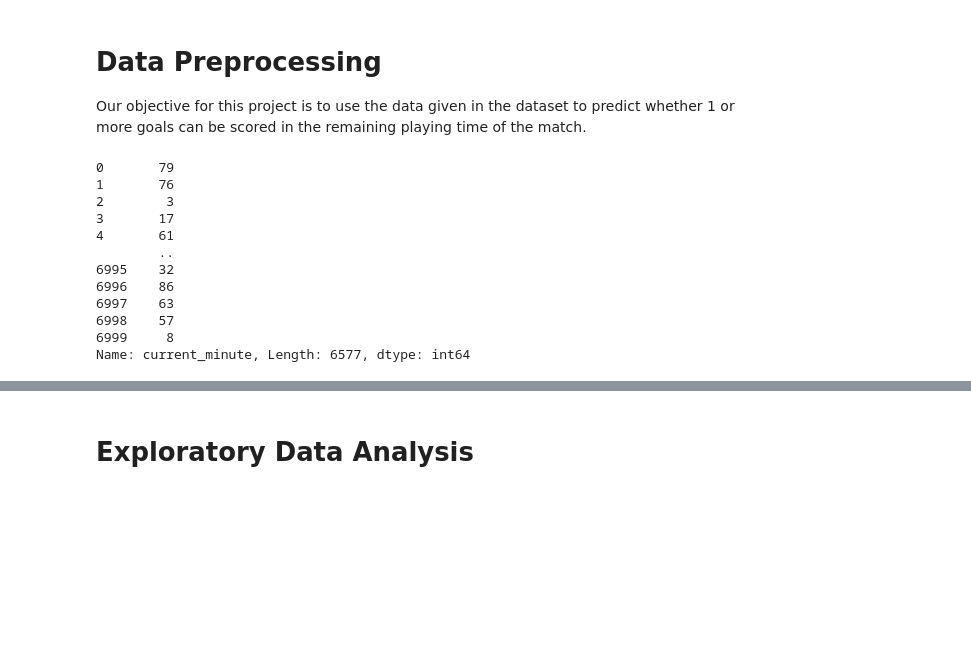
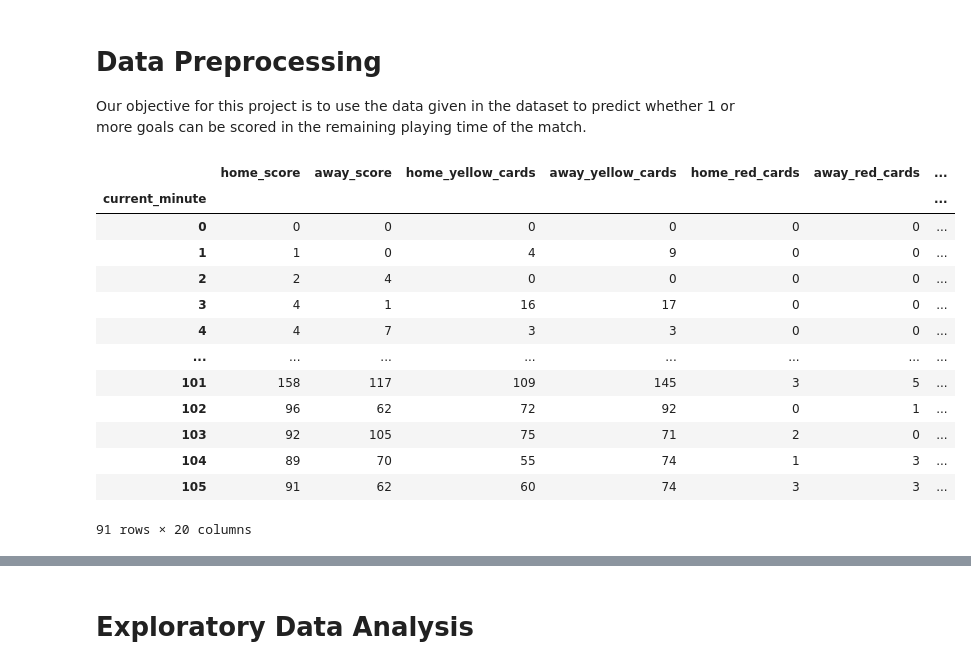
Before and after one commit to tamadNaBrowNie/stintsy_mco, a Jupyter notebook: MCO1.ipynb, the cells around one changed output, grey strips where cells are left out. Drawn from its saved outputs; the diff is of its cells as text; code cells hidden in the pictures; blank space fills up the shorter version.

Commit message:
cleaned and aggregated data

```diff
--- a/MCO1.ipynb
+++ b/MCO1.ipynb
@@ -85,23 +85,12 @@ df = df.query("44>= current_minute | current_minute >= 60")
 # actual game time is 90 minutes. last minute of first half should be minute 44.half time lasts 15.
 # half time happens around minute 45
 fun = lambda t: t-15 if t >=60 else t
-df['current_minute'].transform(fun)
+df['current_minute']=df['current_minute'].transform(fun)
 #
-# %% [output]
-0       79
-1       76
-2        3
-3       17
-4       61
-        ..
-6995    32
-6996    86
-6997    63
-6998    57
-6999     8
-Name: current_minute, Length: 6577, dtype: int64
 # %%
 # Create variables for the remaining time and the target
 # the target variable indicates whether 1 goal or more will be scored with the remaining time of the match. it shows binary values
-df['remaining_time'] = df['current_minute'].max() - df['current_minute']
+# df['remaining_time'] = df['current_minute'].max() - df['current_minute']
 df['target'] = (df['home_score'] + df['away_score']).apply(lambda x: 1 if x > 0 else 0)
+df.sort_values(by = ['current_minute'],inplace = True,axis = 0)
+df_new = df.groupby(df['current_minute']).aggregate('sum')
@@ -110,3 +97,20 @@ df1 = df.query("44< current_minute< 60")
+# %%
+df_new
+# %% [output]
+|  | home_score | away_score | home_yellow_cards | away_yellow_cards | home_red_cards | away_red_cards | ... |
+| current_minute |  |  |  |  |  |  | ... |
+| 0 | 0 | 0 | 0 | 0 | 0 | 0 | ... |
+| 1 | 1 | 0 | 4 | 9 | 0 | 0 | ... |
+| 2 | 2 | 4 | 0 | 0 | 0 | 0 | ... |
+| 3 | 4 | 1 | 16 | 17 | 0 | 0 | ... |
+| 4 | 4 | 7 | 3 | 3 | 0 | 0 | ... |
+| ... | ... | ... | ... | ... | ... | ... | ... |
+| 101 | 158 | 117 | 109 | 145 | 3 | 5 | ... |
+| 102 | 96 | 62 | 72 | 92 | 0 | 1 | ... |
+| 103 | 92 | 105 | 75 | 71 | 2 | 0 | ... |
+| 104 | 89 | 70 | 55 | 74 | 1 | 3 | ... |
+| 105 | 91 | 62 | 60 | 74 | 3 | 3 | ... |
+91 rows × 20 columns
 # %%
 X = df.drop(['target'], axis=1)
 y = df['target']
```
Also changed, not shown: parts of 2 cells of this notebook.
